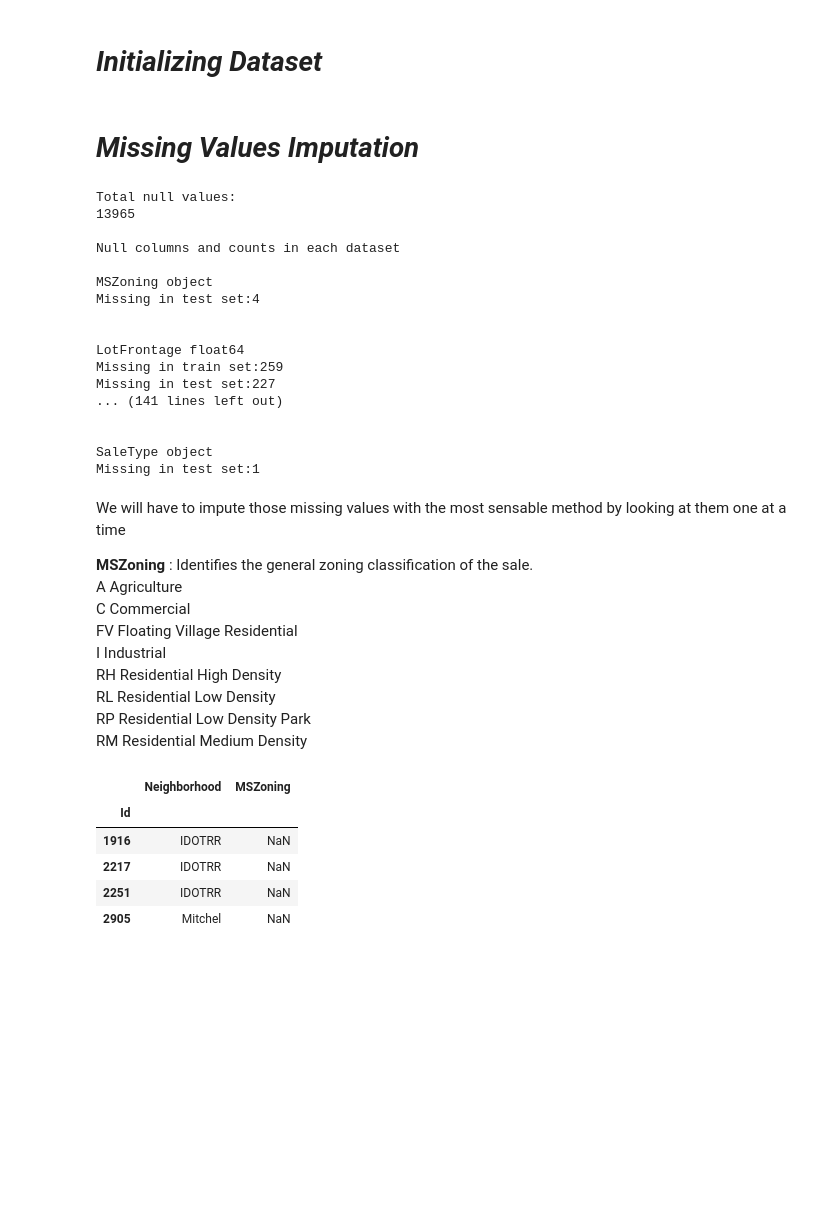
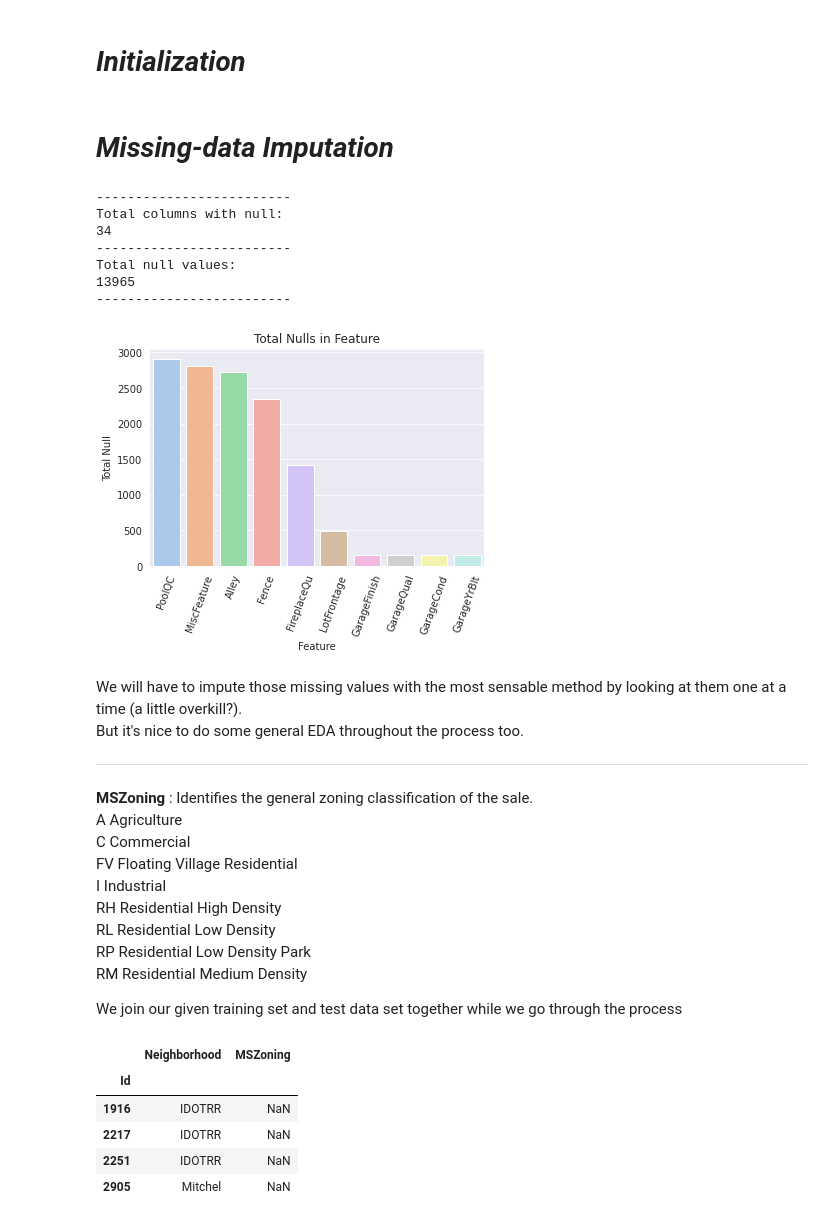
Before and after one commit to yenwee/housing_price_prediction, a Jupyter notebook: Housing Price Prediction.ipynb, the cells around one changed output. Drawn from its saved outputs; the diff is of its cells as text; code cells hidden in the pictures; blank space fills up the shorter version.

```diff
--- a/Housing Price Prediction.ipynb
+++ b/Housing Price Prediction.ipynb
@@ -25,2 +1,2 @@ pd.set_option('display.max_columns',None)
 # %% [markdown]
-# ***Initializing Dataset***
+# ***Initialization***
@@ -33,48 +33,43 @@ df = df.drop(['SalePrice'],axis=1)
 df = df.set_index('Id')
 test = test.set_index('Id')
 # %% [markdown]
-# ***Missing Values Imputation***
+# ***Missing-data Imputation***
 # %%
-print("Total null values:")
-print(df.isna().sum().sum() + test.isna().sum().sum())
-print("\nNull columns and counts in each dataset\n")
+null_list = []
 for col in df.columns:
     null = df[col].isnull().sum()
     test_null = test[col].isnull().sum()
-    if null != 0 and test_null != 0:
-        print(col,df[col].dtypes)
-        print("Missing in train set:" +  str(null))
-        print("Missing in test set:" + str(test_null))
-        print("\n")
-    elif null != 0:
-        print(col,df[col].dtypes)
-        print("Missing in train set:" +  str(null))
-        print("\n")
-    elif test_null !=0:
-        print(col,test[col].dtypes)
-        print("Missing in test set:" +  str(test_null))
-        print("\n")
+    if null != 0 or test_null != 0:
+        null_list.append([col,null,test_null])
+null_df = pd.DataFrame(null_list,columns=['Feature','Null','Test Null'])
+null_df.set_index('Feature')
+null_df['Total Null'] = null_df['Null'] + null_df['Test Null']
+print("-------------------------")
+print("Total columns with null:")
+print(len(null_df))
+print("-------------------------")
+print("Total null values:")
+print(null_df['Total Null'].sum(axis=0))
+print("-------------------------")
+sns.set_palette(sns.color_palette("pastel"))
+sns.barplot(data=null_df.sort_values(by='Total Null',ascending = False).head(10), x='Feature',y='Total Null')
+plt.xticks(rotation = 70)
+plt.title("Total Nulls in Feature")
+plt.show()
 # %% [output]
+-------------------------
+Total columns with null:
+34
+-------------------------
 Total null values:
 13965
-
-Null columns and counts in each dataset
-
-MSZoning object
-Missing in test set:4
-
-
-LotFrontage float64
-Missing in train set:259
-Missing in test set:227
-... (141 lines left out)
-
-
-SaleType object
-Missing in test set:1
+-------------------------
+[figure, added]
 # %% [markdown]
-We will have to impute those missing values with the most sensable method by looking at them one at a time
+We will have to impute those missing values with the most sensable method by looking at them one at a time (a little overkill?).
+But it's nice to do some general EDA throughout the process too.
 
+___
 **MSZoning** : Identifies the general zoning classification of the sale.
        A	Agriculture
        C	Commercial
@@ -84,6 +79,8 @@ We will have to impute those missing values with the most sensable method by loo
        RL	Residential Low Density
        RP	Residential Low Density Park
        RM	Residential Medium Density
+
+We join our given training set and test data set together while we go through the process
 # %%
 full = pd.concat([df,test],axis=0).reset_index(drop=True)
 # %%
```
Also changed, not shown: parts of 53 cells of this notebook, 1 other file.
